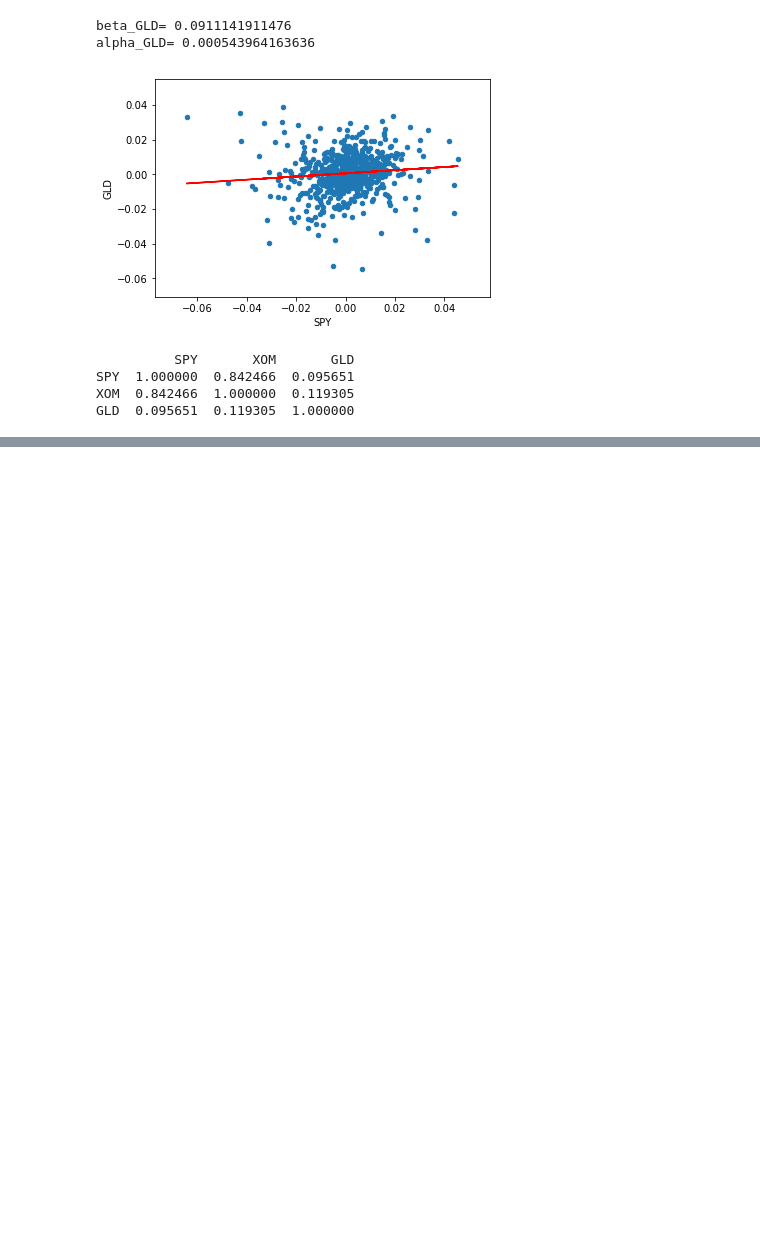
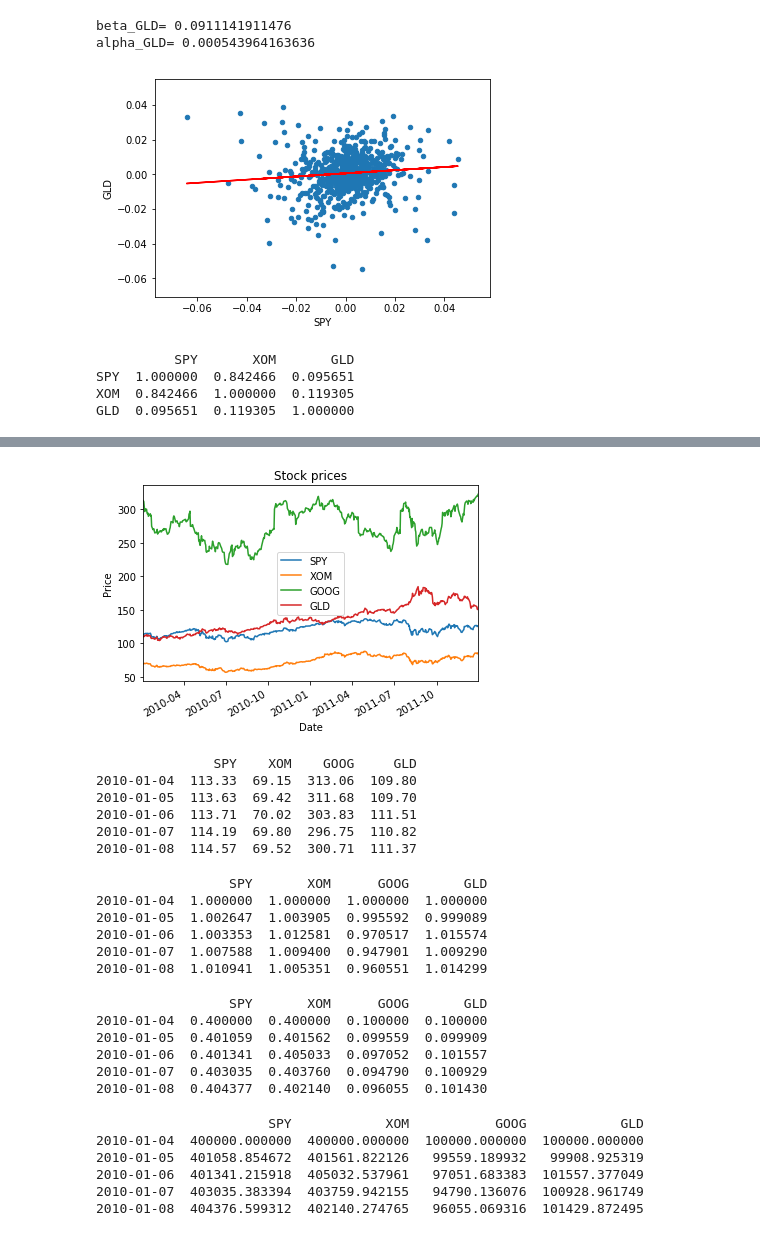
Before and after one commit to kmalhan/ml_trade, a Jupyter notebook: read_stock_data.ipynb, the cells around one changed output, grey strips where cells are left out. Drawn from its saved outputs; the diff is of its cells as text; code cells hidden in the pictures; blank space fills up the shorter version.

```diff
--- a/read_stock_data.ipynb
+++ b/read_stock_data.ipynb
@@ -552,0 +565,50 @@ GLD  0.095651  0.119305  1.000000
+# %%
+# Get necessary data
+dates = pd.date_range('2009-1-1', '2011-12-31')
+symbols = ['SPY','XOM','GOOG','GLD']
+df = get_data(symbols, dates)
+plot_data(df)
+print(df.head())
+# %% [output]
+[figure, added]
+               SPY    XOM    GOOG     GLD
+2010-01-04  113.33  69.15  313.06  109.80
+2010-01-05  113.63  69.42  311.68  109.70
+2010-01-06  113.71  70.02  303.83  111.51
+2010-01-07  114.19  69.80  296.75  110.82
+2010-01-08  114.57  69.52  300.71  111.37
+# %%
+# Normalize data
+df_norm = normalize_data(df)
+print(df_norm.head())
+# %% [output]
+                 SPY       XOM      GOOG       GLD
+2010-01-04  1.000000  1.000000  1.000000  1.000000
+2010-01-05  1.002647  1.003905  0.995592  0.999089
+2010-01-06  1.003353  1.012581  0.970517  1.015574
+2010-01-07  1.007588  1.009400  0.947901  1.009290
+2010-01-08  1.010941  1.005351  0.960551  1.014299
+# %%
+# Provide allocation
+alloc = [0.4, 0.4, 0.1, 0.1]
+df_alloc = df_norm * alloc
+print(df_alloc.head())
+# %% [output]
+                 SPY       XOM      GOOG       GLD
+2010-01-04  0.400000  0.400000  0.100000  0.100000
+2010-01-05  0.401059  0.401562  0.099559  0.099909
+2010-01-06  0.401341  0.405033  0.097052  0.101557
+2010-01-07  0.403035  0.403760  0.094790  0.100929
+2010-01-08  0.404377  0.402140  0.096055  0.101430
+# %%
+# Multiply by Fund
+fund = 1000000
+df_fund = df_alloc * fund
+print(df_fund.head())
+# %% [output]
+                      SPY            XOM           GOOG            GLD
+2010-01-04  400000.000000  400000.000000  100000.000000  100000.000000
+2010-01-05  401058.854672  401561.822126   99559.189932   99908.925319
+2010-01-06  401341.215918  405032.537961   97051.683383  101557.377049
+2010-01-07  403035.383394  403759.942155   94790.136076  100928.961749
+2010-01-08  404376.599312  402140.274765   96055.069316  101429.872495
```
Also changed, not shown: parts of 11 cells of this notebook.
